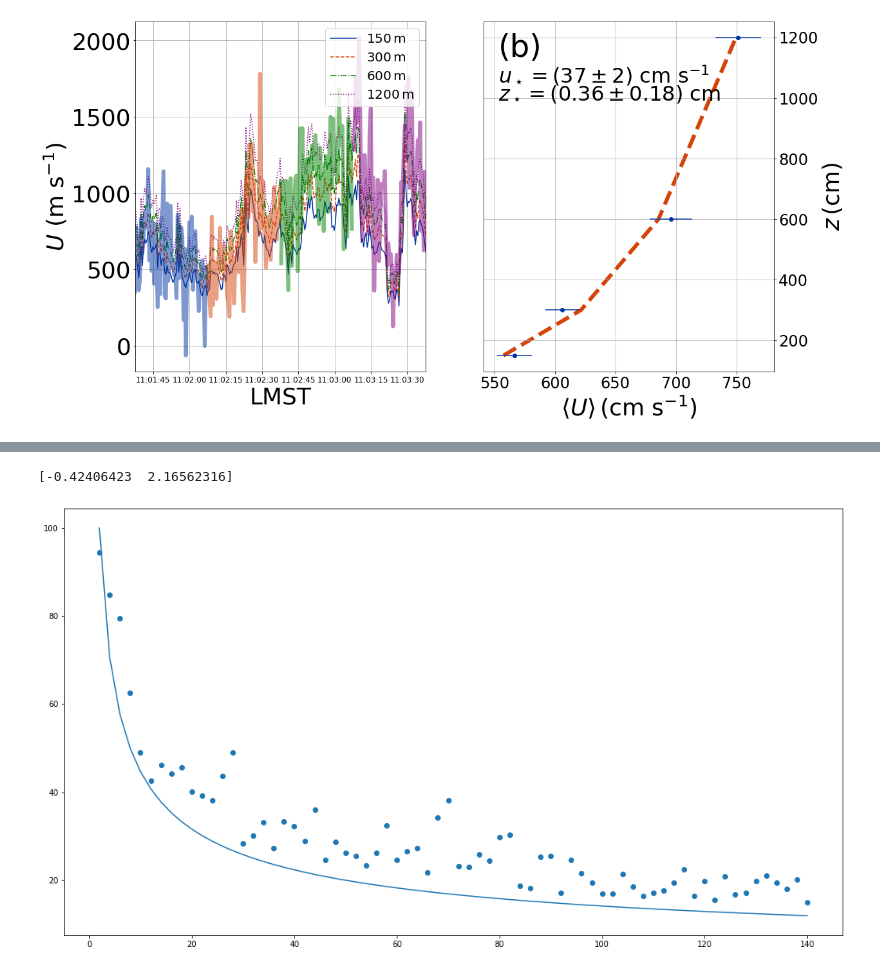
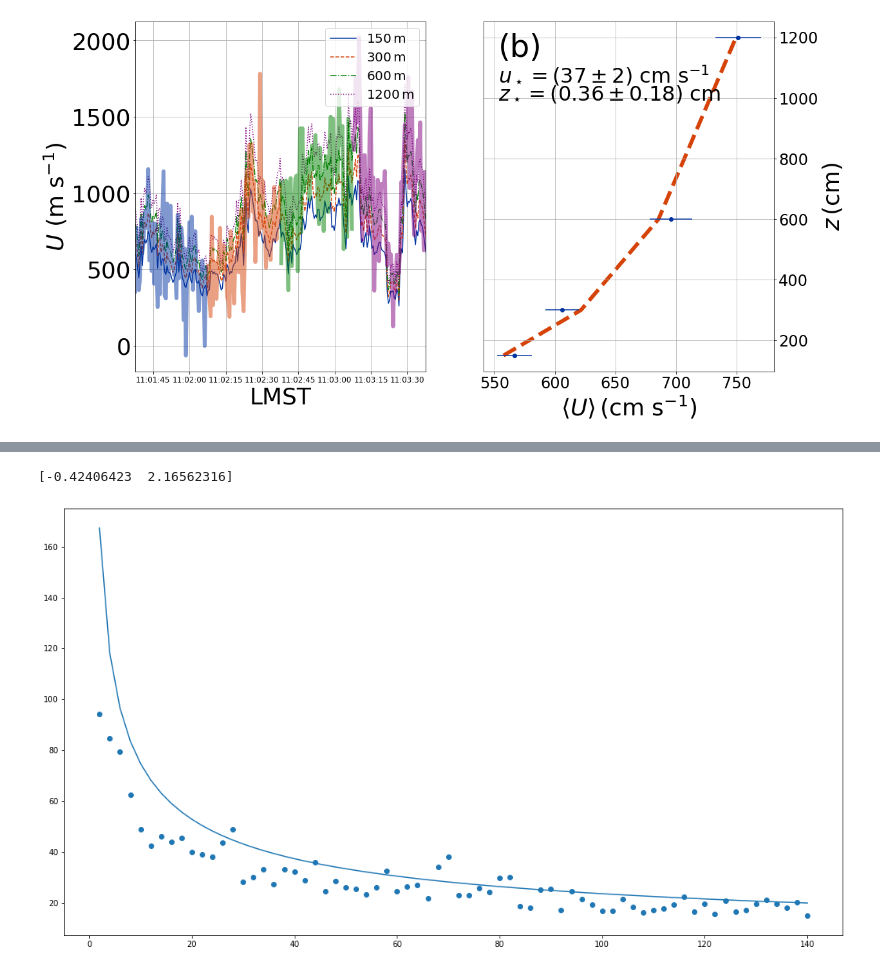
Before and after one commit to BoiseStatePlanetary/Optimizing-Number-and-Placement-of-Anemometers, a Jupyter notebook: figures and data/Synthetic_Mars_Wind_Profile.ipynb, the cells around one changed output, grey strips where cells are left out. Cells and saved outputs as stored; diff of their text form; code cells hidden in the pictures.

```diff
--- a/figures and data/Synthetic_Mars_Wind_Profile.ipynb
+++ b/figures and data/Synthetic_Mars_Wind_Profile.ipynb
@@ -381,34 +389,36 @@ ax1.plot(saved_sample_times, sigma_zstars + saved_zstar, color='k', lw=3, ls='--
 # %%
+# Exploring the dependence of the error of the mean with number of points in the wind profiles
+
 fig = plt.figure(figsize=(10*16/9, 10))
 ax1 = fig.add_subplot(111)
 num_sample_times = 70
 sample_times = [timedelta(seconds=2*(i + 1)) for i in range(num_sample_times)]
 
 num_tries = 100
 
 # saved_sample_times = np.array([])
 # stds = np.array([])
 
 # for i in range(len(sample_times)):
 #     for j in range(num_tries):
 #         cur_stds = np.array([])
 #         # Generate new random noisy data
 
 #         # Make sure there is plenty of time at the end
 #         t0 = choice(time[time < time[-1] - sample_times[i]])
 
 #         averaged_windspeeds, std_windspeeds =\
 #             sample_wind_profile(sample_times[i], t0, time, noisy_scaled_windspeeds, zs)
 #         cur_stds = np.append(np.mean(std_windspeeds), cur_stds)
 
 #     stds = np.append(np.mean(cur_stds), stds)
 #     saved_sample_times = np.append(sample_times[i].seconds, saved_sample_times)
 
 ax1.scatter(saved_sample_times, stds)
-ax1.plot(saved_sample_times, 100.*np.sqrt(saved_sample_times[-1])/np.sqrt(saved_sample_times))
+ax1.plot(saved_sample_times, 20.*np.sqrt(saved_sample_times[0])/np.sqrt(saved_sample_times))
 
 popt, pcov = np.polyfit(np.log10(saved_sample_times), np.log10(stds), 1, cov=True)
 print(popt)
 # %% [output]
 [-0.42406423  2.16562316]
-[figure, old version]
+[figure, new version]
```
Also changed, not shown: parts of 1 cell of this notebook, 2 other files.
